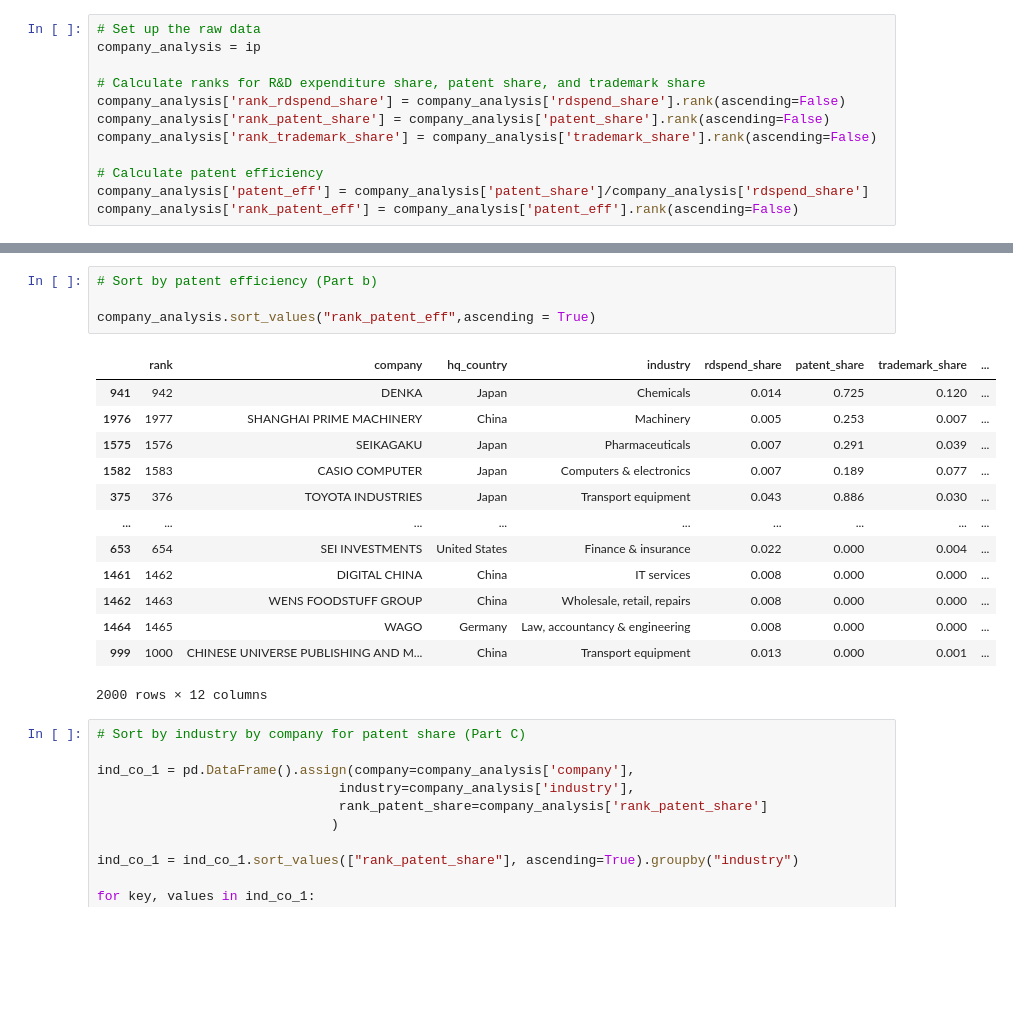
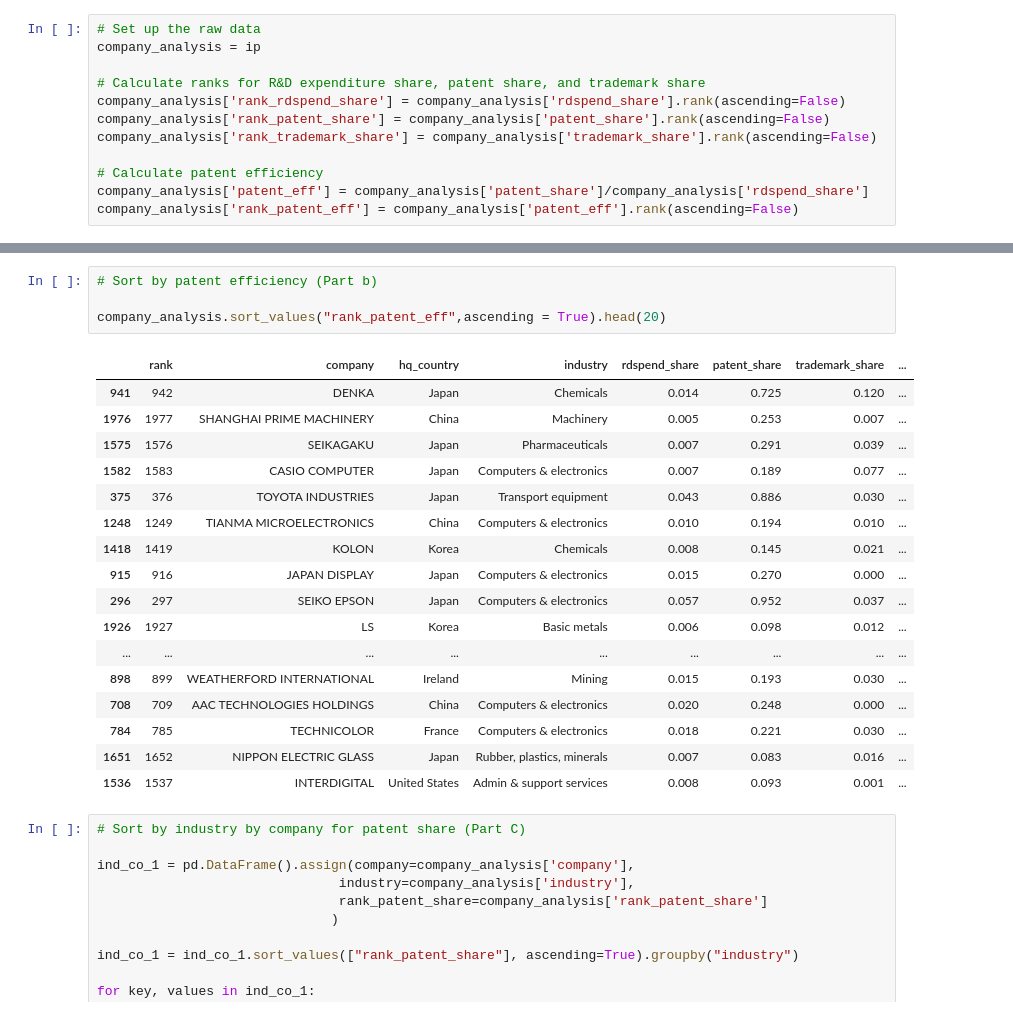
Before and after one commit to bassoonelephant/ip-productivity, a Jupyter notebook: ip_workbench.ipynb, the cells around one changed output, grey strips where cells are left out. Saved outputs shown, nothing was run; the diff lists cells and outputs as text; blank space fills up the shorter version.

```diff
--- a/ip_workbench.ipynb
+++ b/ip_workbench.ipynb
@@ -309,21 +319,25 @@ company_analysis.sort_values("rank_patent_share",ascending = True)
 # %%
 # Sort by patent efficiency (Part b)
 
-company_analysis.sort_values("rank_patent_eff",ascending = True)
+company_analysis.sort_values("rank_patent_eff",ascending = True).head(20)
 # %% [output]
 |  | rank | company | hq_country | industry | rdspend_share | patent_share | trademark_share | ... |
 | 941 | 942 | DENKA | Japan | Chemicals | 0.014 | 0.725 | 0.120 | ... |
 | 1976 | 1977 | SHANGHAI PRIME MACHINERY | China | Machinery | 0.005 | 0.253 | 0.007 | ... |
 | 1575 | 1576 | SEIKAGAKU | Japan | Pharmaceuticals | 0.007 | 0.291 | 0.039 | ... |
 | 1582 | 1583 | CASIO COMPUTER | Japan | Computers & electronics | 0.007 | 0.189 | 0.077 | ... |
 | 375 | 376 | TOYOTA INDUSTRIES | Japan | Transport equipment | 0.043 | 0.886 | 0.030 | ... |
+| 1248 | 1249 | TIANMA MICROELECTRONICS | China | Computers & electronics | 0.010 | 0.194 | 0.010 | ... |
+| 1418 | 1419 | KOLON | Korea | Chemicals | 0.008 | 0.145 | 0.021 | ... |
+| 915 | 916 | JAPAN DISPLAY | Japan | Computers & electronics | 0.015 | 0.270 | 0.000 | ... |
+| 296 | 297 | SEIKO EPSON | Japan | Computers & electronics | 0.057 | 0.952 | 0.037 | ... |
+| 1926 | 1927 | LS | Korea | Basic metals | 0.006 | 0.098 | 0.012 | ... |
 | ... | ... | ... | ... | ... | ... | ... | ... | ... |
-| 653 | 654 | SEI INVESTMENTS | United States | Finance & insurance | 0.022 | 0.000 | 0.004 | ... |
-| 1461 | 1462 | DIGITAL CHINA | China | IT services | 0.008 | 0.000 | 0.000 | ... |
-| 1462 | 1463 | WENS FOODSTUFF GROUP | China | Wholesale, retail, repairs | 0.008 | 0.000 | 0.000 | ... |
-| 1464 | 1465 | WAGO | Germany | Law, accountancy & engineering | 0.008 | 0.000 | 0.000 | ... |
-| 999 | 1000 | CHINESE UNIVERSE PUBLISHING AND M... | China | Transport equipment | 0.013 | 0.000 | 0.001 | ... |
+| 898 | 899 | WEATHERFORD INTERNATIONAL | Ireland | Mining | 0.015 | 0.193 | 0.030 | ... |
+| 708 | 709 | AAC TECHNOLOGIES HOLDINGS | China | Computers & electronics | 0.020 | 0.248 | 0.000 | ... |
+| 784 | 785 | TECHNICOLOR | France | Computers & electronics | 0.018 | 0.221 | 0.030 | ... |
+| 1651 | 1652 | NIPPON ELECTRIC GLASS | Japan | Rubber, plastics, minerals | 0.007 | 0.083 | 0.016 | ... |
+| 1536 | 1537 | INTERDIGITAL | United States | Admin & support services | 0.008 | 0.093 | 0.001 | ... |
-2000 rows × 12 columns
 # %%
 # Sort by industry by company for patent share (Part C)
 
```
Also changed, not shown: parts of 5 cells of this notebook.
